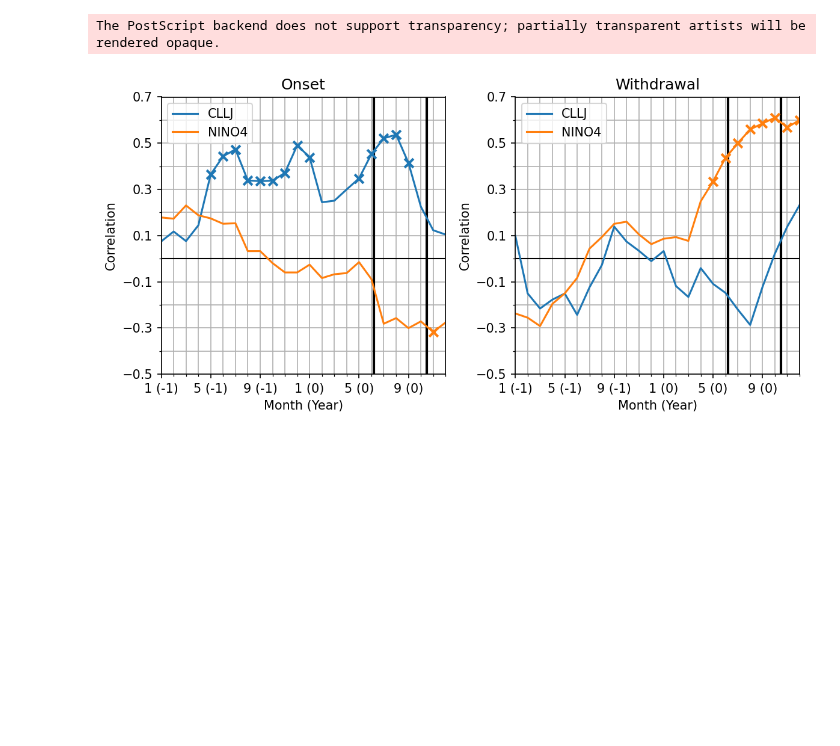
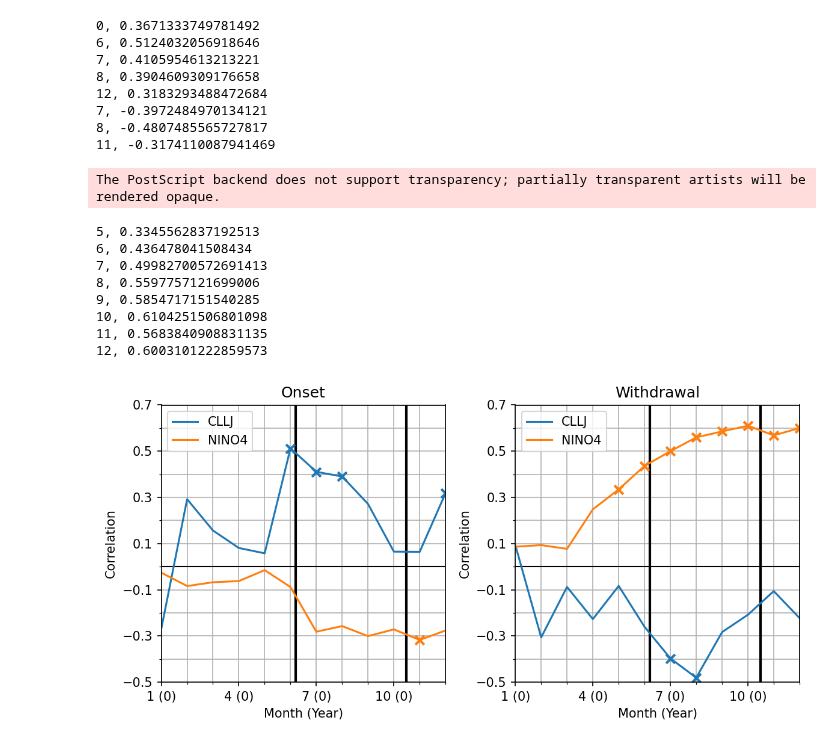
Before and after one commit to rodrigoms95/sequia, a Jupyter notebook: code/ENSO_graph.ipynb, the cells around one changed output. Cells and saved outputs as stored; diff of their text form; code cells hidden in the pictures; blank space fills up the shorter version.

```diff
--- a/code/ENSO_graph.ipynb
+++ b/code/ENSO_graph.ipynb
@@ -162,19 +174,20 @@ def pcorr(x, y, axis):
 a = 0.05
 
 cols = ["Year", "Month", "Correlation", "Significant"]
-mean = [6.200, 10.484, 20]
+mean = [6.200, 10.484, 20, 20]
 color = [ "tab:" + x for x in [ "blue", "orange", "green", "red", "purple",
     "brown", "pink", "gray", "olive", "cyan" ] ]
-title = ["Onset", "Withdrawal", "Length"]
+title = ["Onset", "Withdrawal", "Length", "Precipitation"]
 
-fig = [None] * 3
-ax = [None] * 3
+fig = [None] * 4
+ax = [None] * 4
 
 legend_1 = ["_"] * 2
 legend_2 = ["_"] * 2
 legend_3 = ["_"] * 2
+legend_4 = ["_"] * 2
 
-for i in range(0, 3):
+for i in range(0, 4):
 
     fig[i], ax[i] = plt.subplots()
     fig[i].set_facecolor("w")
@@ -201,8 +214,9 @@ for m in range( len(index) ):
     legend_1.append(label[m])
     legend_2.append(label[m])
     legend_3.append(label[m])
+    legend_4.append(label[m])
 
-    for i in range(0, 3):
+    for i in range(0, 4):
         df = pd.DataFrame(columns = cols)
 
         for k in range(0, 2):
@@ -215,6 +229,7 @@ for m in range( len(index) ):
                     index[m].shift(k).iloc[k:, j], dates.iloc[k + l[m]:, i] ],
                     pcorr, confidence_level = 0.95, method = "basic"
                     ).confidence_interval
+
                 if ( corr <= int[0] ) or ( corr >= int[1] ): sig = True
                 else: sig = False
 
@@ -231,9 +246,11 @@ for m in range( len(index) ):
                     linewidth = 2, s = 50, zorder = 2 )
                 if   i == 0: legend_1.append("_")
                 elif i == 1: legend_2.append("_")
-                else       : legend_3.append("_")
+                elif i == 2: legend_3.append("_")
+                else       : legend_4.append("_")
 
         if   i == 0: ax[i].legend(legend_1, ncol = 2)
         elif i == 1: ax[i].legend(legend_2, ncol = 2)
-        else       : ax[i].legend(legend_3, ncol = 2)
+        elif i == 2: ax[i].legend(legend_3, ncol = 2)
+        else       : ax[i].legend(legend_4, ncol = 2)
 # %% [output]
@@ -266,16 +284,15 @@ fig.set_dpi(150)
 for i in range(0, 2):
 
     ax[i].set_title(title[i])
-    ax[i].set_xlim(-11, 12)
+    ax[i].set_xlim(1, 12)
     ax[i].set_ylim(-0.5, 0.7)
     ax[i].set_ylabel(f"Correlation")
     ax[i].set_xlabel("Month (Year)")
     ax[i].set_yticks(np.arange(-0.5, 0.9, 0.2))
     ax[i].set_yticks(np.arange(-0.5, 0.7, 0.1), minor = True)
-    ax[i].set_xticks(np.arange(-11, 13, 4.0))
-    ax[i].set_xticks(np.arange(-11, 13, 1.0) , minor = True )
-    ax[i].set_xticklabels( [f"{x} (-1)" for x in range(1, 13, 4)]
-        + [f"{x} (0)"  for x in range(1, 13, 4)] )
+    ax[i].set_xticks(np.arange(1, 13, 3.0))
+    ax[i].set_xticks(np.arange(1, 13, 1.0) , minor = True )
+    ax[i].set_xticklabels( [f"{x} (0)"  for x in range(1, 13, 3)] )
     ax[i].grid(which = "both")
 
     ax[i].plot( (-12, 12), (0, 0), color = "k", linewidth = 1 )
@@ -299,35 +316,52 @@ for m in range( len(index) ):
                     index[m].shift(k).iloc[k:, j], dates.iloc[k + l[m]:, i] )
                 int = stats.bootstrap( [
                     index[m].shift(k).iloc[k:, j], dates.iloc[k + l[m]:, i] ],
                     pcorr, confidence_level = 0.95, method = "basic"
                     ).confidence_interval
                 if ( corr <= int[0] ) or ( corr >= int[1] ): sig = True
                 else: sig = False
 
                 row += [corr, sig]
                 df = pd.concat([df, pd.DataFrame([row], columns = cols)])
 
         df = df.sort_values("Month")
 
         ax[i].plot( df["Month"], df["Correlation"], color = color[m] )
 
         for j in df.itertuples():
             if j[4]:
+                print(f"{j[2]}, {j[3]}")
                 ax[i].scatter( j[2], j[3], marker = "x", color = color[m],
                     linewidth = 2, s = 50, zorder = 2 )
                 if   i == 0: legend_1.append("_")
                 else       : legend_2.append("_")
 
         if   i == 0: ax[i].legend(legend_1, ncol = 1)
         else       : ax[i].legend(legend_2, ncol = 1)
 
 # Separación adecuada entre gráficas.
 fig.tight_layout()
 
 fig.savefig (path_r + "interannual.eps", bbox_inches = "tight" )
 # %% [output]
-The PostScript backend does not support transparency; partially transparent artists will be rendered opaque.
+0, 0.3671333749781492
+6, 0.5124032056918646
+7, 0.4105954613213221
+8, 0.3904609309176658
+12, 0.3183293488472684
+7, -0.3972484970134121
+8, -0.4807485565727817
+11, -0.3174110087941469
+The PostScript backend does not support transparency; partially transparent artists will be rendered opaque.
+5, 0.3345562837192513
+6, 0.436478041508434
+7, 0.49982700572691413
+8, 0.5597757121699006
+9, 0.5854717151540285
+10, 0.6104251506801098
+11, 0.5683840908831135
+12, 0.6003101222859573
-[figure, old version]
+[figure, new version]
 # %%
 # Correlaciones
 
```
Also changed, not shown: parts of 3 cells of this notebook, 3 other files.
